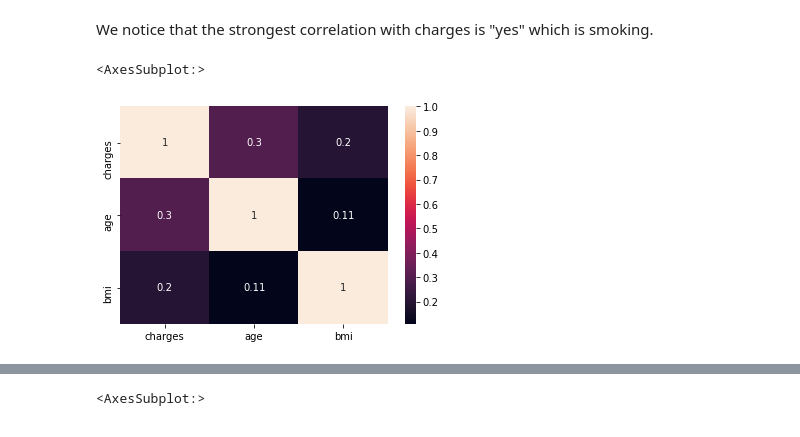
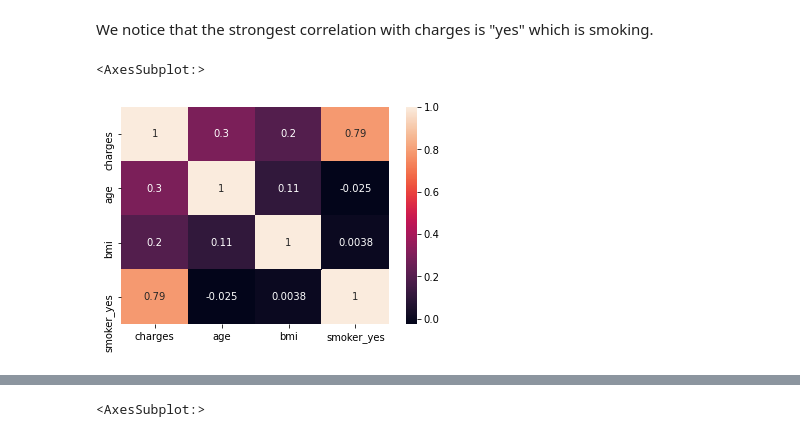
Before and after one commit to MayaHayat/BreastCancer_Classification, a Jupyter notebook: Insurance data - regression problem train test.ipynb, the cells around one changed output, grey strips where cells are left out. Drawn from its saved outputs; the diff is of its cells as text; code cells hidden in the pictures.

```diff
--- a/Insurance data - regression problem train test.ipynb
+++ b/Insurance data - regression problem train test.ipynb
@@ -559,10 +610,10 @@ Name: charges, dtype: float64
 # %% [markdown]
 We notice that the strongest correlation with charges is "yes" which is smoking.
 # %%
-sns.heatmap(data_ns[['charges', 'age', 'bmi', 'smoker']].corr(),annot=True)
+sns.heatmap(data_result[['charges', 'age', 'bmi', 'smoker_yes']].corr(),annot=True)
 # %% [output]
 <AxesSubplot:>
-[figure, old version]
+[figure, new version]
 # %%
 data_region = pd.get_dummies(data['region'])
 data_nr = pd.concat([data, data_region], axis=1)
```
Also changed, not shown: parts of 11 cells of this notebook.
